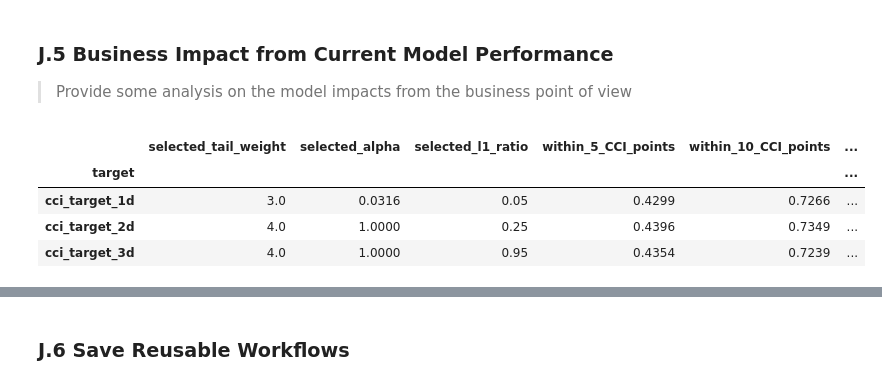
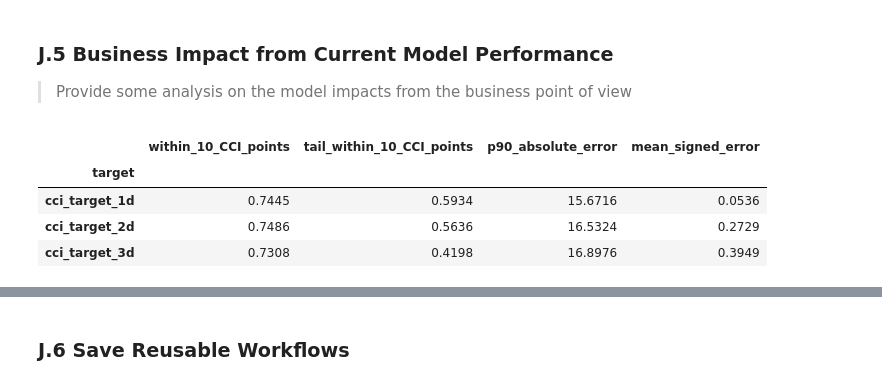
Before and after one commit to RP28/36120-26SP-AT2-26294153-experiments, a Jupyter notebook: notebooks/comfort_climate/36120_26SP_AT2_26294153_experiment_2.ipynb, the cells around one changed output, grey strips where cells are left out. Cells and saved outputs as stored; diff of their text form; code cells hidden in the pictures.

Commit message:
standardised exp1 and exp2 layout

```diff
--- a/notebooks/comfort_climate/36120_26SP_AT2_26294153_experiment_2.ipynb
+++ b/notebooks/comfort_climate/36120_26SP_AT2_26294153_experiment_2.ipynb
@@ -382,7 +382,13 @@ experiment_2_preprocessing = {
     for target in target_names
 }
 
+experiment_2_inference = {
+    target: experiment_1_workflows[target].inference
+    for target in target_names
+}
+
 print("Loaded Experiment 1 workflows:", list(experiment_1_workflows))
+print("Reused Experiment 1 inference steps:", list(experiment_2_inference))
 print(
     "Reused preprocessing steps:",
     [step["name"] for step in experiment_2_preprocessing[target_names[0]].describe()]
@@ -817,8 +731,15 @@ weighted_workflows = {}
 weighted_outputs = {}
 
 for target in target_names:
+    lower_tail_quantile, upper_tail_quantile = tail_quantiles_by_target[target]
+    weighted_regressor = make_tail_weighted_estimator(
+        ElasticNet(max_iter=20000, tol=1e-4, random_state=42, selection="cyclic"),
+        lower_quantile=lower_tail_quantile,
+        upper_quantile=upper_tail_quantile,
+    )
+
     search = GridSearchCV(
-        estimator=clone(weighted_regressor),
+        estimator=weighted_regressor,
         param_grid=weighted_parameter_grid,
         scoring={
             "rmse": negative_rmse,
@@ -835,7 +756,7 @@ for target in target_names:
     workflow = MLWorkflow(
         preprocessing=experiment_2_preprocessing[target],
         model_search=search,
-        inference=build_weighted_outputs(target=target),
+        inference=experiment_2_inference[target],
     )
 
     weighted_workflows[target] = workflow
@@ -1083,16 +849,0 @@ figure.tight_layout()
-# %%
-figure, axes = plt.subplots(1, len(target_names), figsize=(15, 4))
-
-for ax, target in zip(axes, target_names):
-    actual = weighted_workflows[target].context_.y_test
-    predicted = weighted_outputs[target]["predictions"]["Test"]
-    residual = predicted - actual
-
-    ax.scatter(actual, residual, alpha=0.35)
-    ax.axhline(0, linestyle="--", color="black")
-    ax.axvline(weighted_workflows[target].context_.model.lower_threshold_, linestyle=":", color="red")
-    ax.axvline(weighted_workflows[target].context_.model.upper_threshold_, linestyle=":", color="red")
-    ax.set(xlabel="Actual CCI", ylabel="Prediction residual", title=target)
-
-figure.suptitle("Held-Out Residuals with Training-Derived Tail Thresholds")
-figure.tight_layout()
@@ -1114,33 +883,27 @@ The joint search selects genuine tail weighting for every horizon rather than th
 # %%
 business_rows = []
 
 for target in target_names:
-    workflow = weighted_workflows[target]
-    actual = pd.Series(np.asarray(workflow.context_.y_test), index=workflow.context_.y_test.index)
+    actual = pd.Series(np.asarray(weighted_workflows[target].context_.y_test).ravel(), index=weighted_workflows[target].context_.y_test.index)
     predicted = weighted_outputs[target]["predictions"]["Test"]
     absolute_error = (predicted - actual).abs()
-    lower = workflow.context_.model.lower_threshold_
-    upper = workflow.context_.model.upper_threshold_
+    lower = weighted_workflows[target].context_.model.lower_threshold_
+    upper = weighted_workflows[target].context_.model.upper_threshold_
     tail_mask = actual.le(lower) | actual.ge(upper)
 
     business_rows.append({
         "target": target,
-        "selected_tail_weight": workflow.context_.best_params["tail_weight_multiplier"],
-        "selected_alpha": workflow.context_.best_params["estimator__alpha"],
-        "selected_l1_ratio": workflow.context_.best_params["estimator__l1_ratio"],
-        "within_5_CCI_points": absolute_error.le(5).mean(),
         "within_10_CCI_points": absolute_error.le(10).mean(),
         "tail_within_10_CCI_points": absolute_error[tail_mask].le(10).mean(),
         "p90_absolute_error": absolute_error.quantile(0.90),
         "mean_signed_error": (predicted - actual).mean(),
-        "prediction_std_ratio": predicted.std(ddof=0) / actual.std(ddof=0),
     })
 
 business_impacts = pd.DataFrame(business_rows).set_index("target")
 display(business_impacts.round(4))
 # %% [output]
-|  | selected_tail_weight | selected_alpha | selected_l1_ratio | within_5_CCI_points | within_10_CCI_points | ... |
-| target |  |  |  |  |  | ... |
-| cci_target_1d | 3.0 | 0.0316 | 0.05 | 0.4299 | 0.7266 | ... |
-| cci_target_2d | 4.0 | 1.0000 | 0.25 | 0.4396 | 0.7349 | ... |
-| cci_target_3d | 4.0 | 1.0000 | 0.95 | 0.4354 | 0.7239 | ... |
+|  | within_10_CCI_points | tail_within_10_CCI_points | p90_absolute_error | mean_signed_error |
+| target |  |  |  |  |
+| cci_target_1d | 0.7445 | 0.5934 | 15.6716 | 0.0536 |
+| cci_target_2d | 0.7486 | 0.5636 | 16.5324 | 0.2729 |
+| cci_target_3d | 0.7308 | 0.4198 | 16.8976 | 0.3949 |
```
Also changed, not shown: parts of 32 cells of this notebook, 3 other files.
